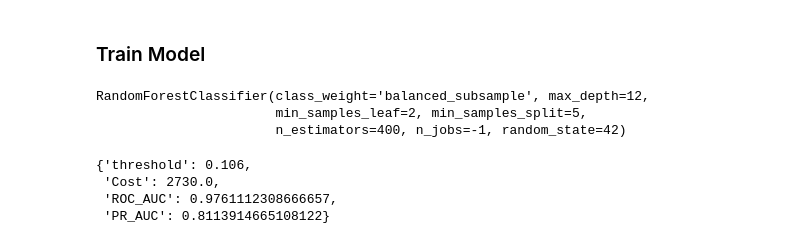
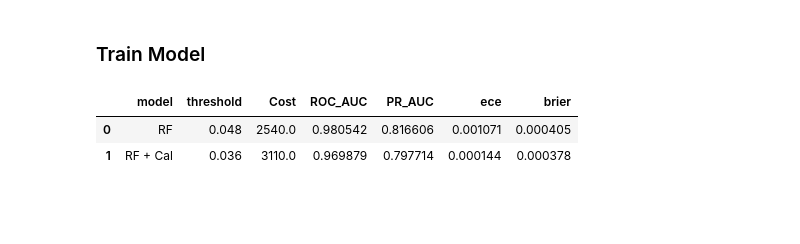
Before and after one commit to NhatHuy61205/Credit-Card-Fraud-Detection-Classification---Imbalanced-, a Jupyter notebook: notebooks/models/RandomForest/RF.ipynb, the cells around one changed output. Drawn from its saved outputs; the diff is of its cells as text; code cells hidden in the pictures; blank space fills up the shorter version.

Commit message:
train rf

```diff
--- a/notebooks/models/RandomForest/RF.ipynb
+++ b/notebooks/models/RandomForest/RF.ipynb
@@ -52,0 +22,15 @@ df.head()
+# %%
+df = pd.read_csv('../../../data/creditcard.csv')
+
+df = create_features(df)
+
+scaler = StandardScaler()
+df[['_log_amount']] = scaler.fit_transform(df[['_log_amount']])
+df['hour_sin'] = np.sin(2 * np.pi * df['Hour_from_start_mod24']/24)
+df['hour_cos'] = np.cos(2 * np.pi * df['Hour_from_start_mod24']/24)
+df['time_diff'] = df['Time'].diff().fillna(0)
+threshold = df['Amount'].quantile(0.95)
+df['is_high_amount'] = (df['Amount'] > threshold).astype(int)
+df['is_rapid_transaction'] = (df['time_diff'] < 60).astype(int)
+
+df.head()
@@ -53,4 +45,4 @@ df.head()
 # %%
-features = df.drop(['Time','Class'], axis=1).columns.tolist()
+features = df.drop(['Time','Amount','Class','Hour_from_start_mod24'], axis=1).columns.tolist()
 print(features)
 # %% [output]
@@ -85,6 +66,0 @@ rf_model = RandomForestClassifier(
-# %%
-rf_model.fit(X_train, y_train)
-# %% [output]
-RandomForestClassifier(class_weight='balanced_subsample', max_depth=12,
-                       min_samples_leaf=2, min_samples_split=5,
-                       n_estimators=400, n_jobs=-1, random_state=42)
@@ -94,7 +66,0 @@ p_test_rf = rf_model.predict_proba(X_test)[:,1]
-# %%
-log_eval(y_test,p_test_rf)
-# %% [output]
-{'threshold': 0.106,
- 'Cost': 2730.0,
- 'ROC_AUC': 0.9761112308666657,
- 'PR_AUC': 0.8113914665108122}
@@ -105,0 +67,39 @@ cal_model = CalibratedClassifierCV(
+# %%
+rf_model = RandomForestClassifier(
+    n_estimators=500,
+    max_depth=None,
+    min_samples_split=7,
+    min_samples_leaf=4,
+    random_state=42,
+    max_features='sqrt',
+    n_jobs=-1,
+    class_weight="balanced_subsample"
+)
+
+rf_model.fit(X_train,y_train)
+
+p_test = rf_model.predict_proba(X_test)[:, 1]
+p_val = rf_model.predict_proba(X_val)[:, 1]
+
+rf_cal = CalibratedClassifierCV(
+    rf_model,
+    method='isotonic'
+)
+
+rf_cal.fit(X_val, y_val)
+
+p_test_cal = rf_cal.predict_proba(X_test)[:, 1]
+
+result_rf = log_eval(y_test, p_test)
+result_cal = log_eval(y_test, p_test_cal)
+
+val_df = pd.DataFrame([
+    {"model": "RF", **result_rf},
+    {"model": "RF + Cal", **result_cal}
+])
+
+val_df
+# %% [output]
+|  | model | threshold | Cost | ROC_AUC | PR_AUC | ece | brier |
+| 0 | RF | 0.048 | 2540.0 | 0.980542 | 0.816606 | 0.001071 | 0.000405 |
+| 1 | RF + Cal | 0.036 | 3110.0 | 0.969879 | 0.797714 | 0.000144 | 0.000378 |
```
Also changed, not shown: parts of 20 cells of this notebook, 1 other file.
